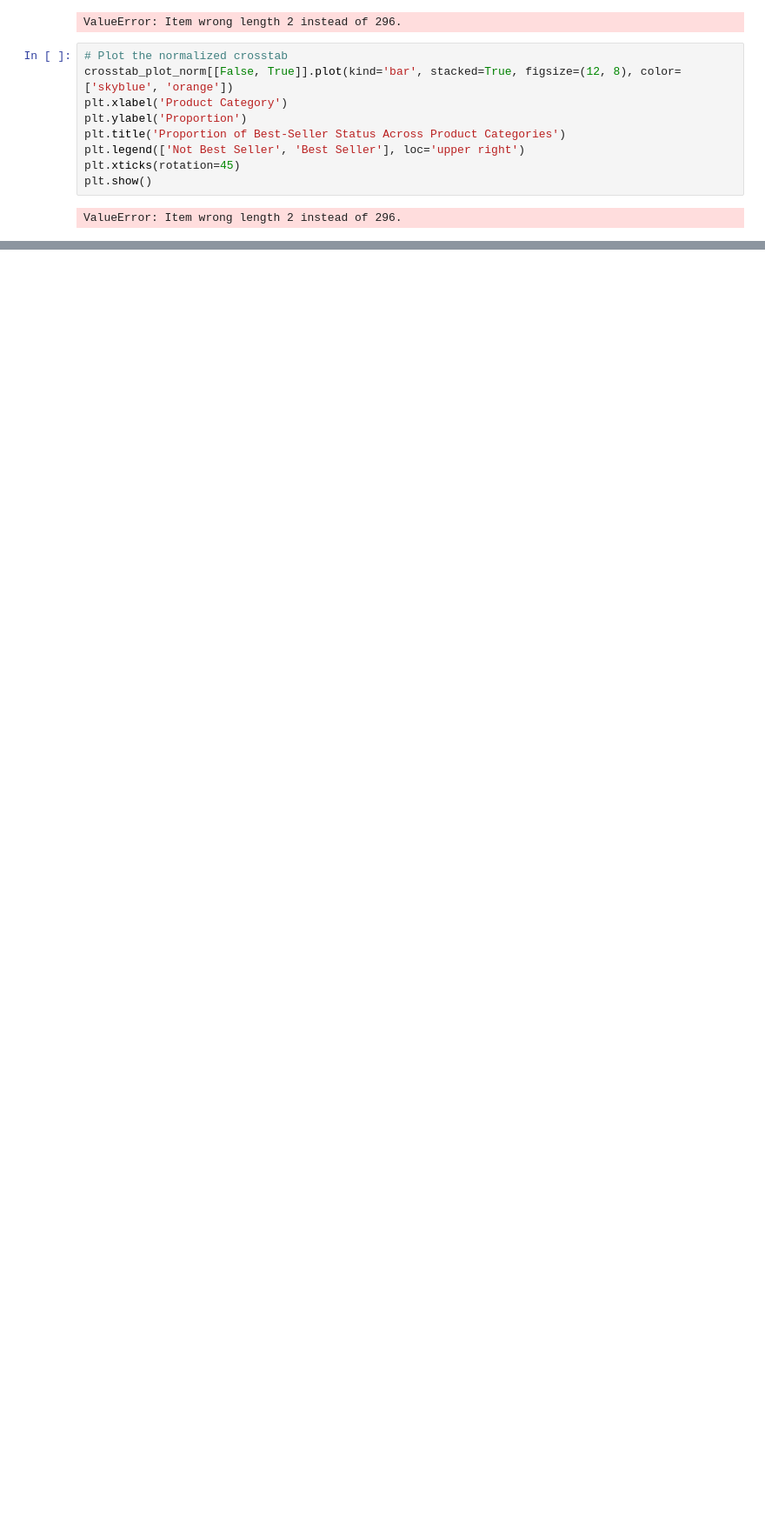
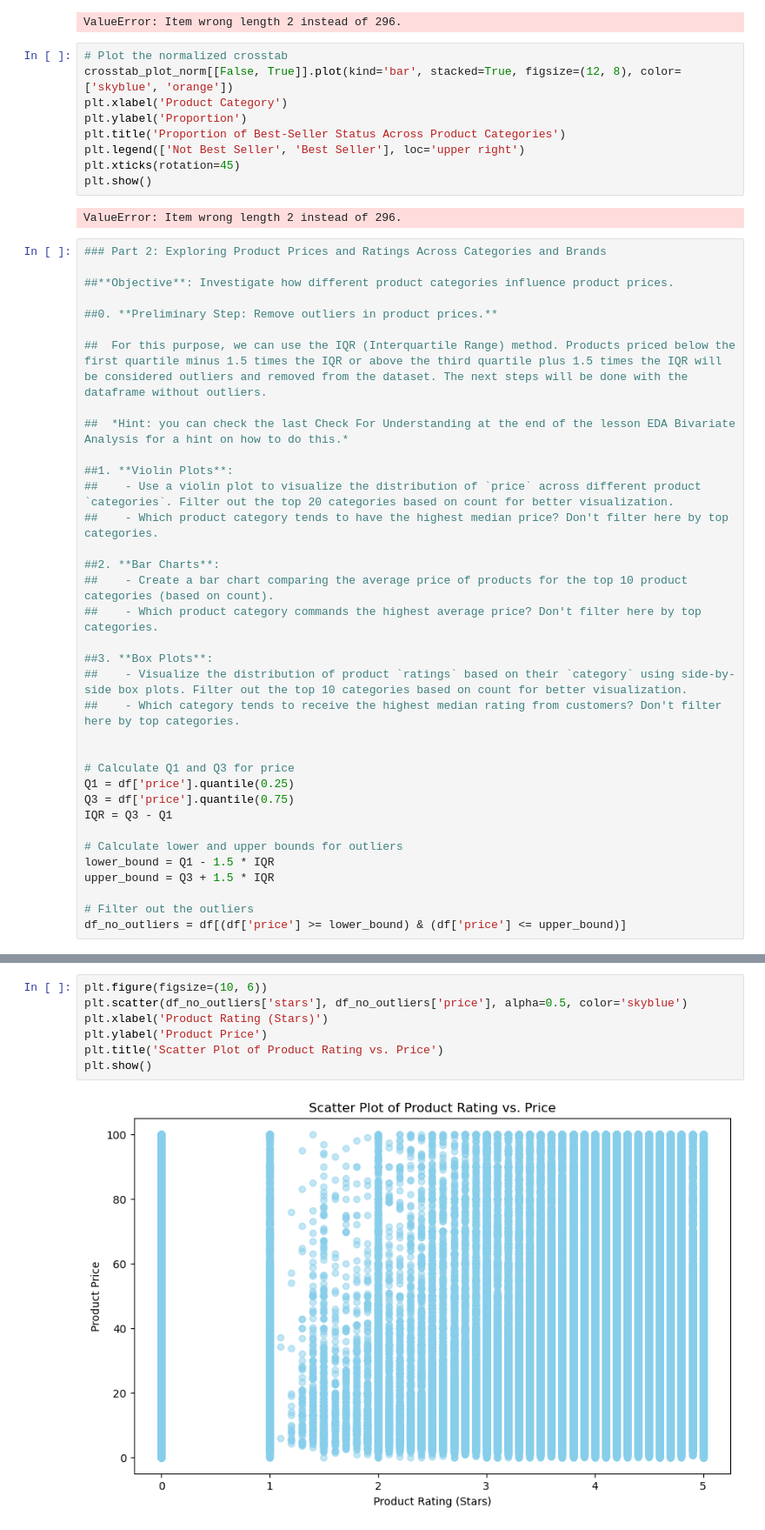
Before and after one commit to N80m6o/lab-eda-bivariate, a Jupyter notebook: lab-eda-bivariate.ipynb, the cells around one changed output, grey strips where cells are left out. Shown at 87% size. Cells and saved outputs as stored; diff of their text form; blank space fills up the shorter version.

Commit message:
Sebastião Ngombo
Lab Done

```diff
--- a/lab-eda-bivariate.ipynb
+++ b/lab-eda-bivariate.ipynb
@@ -108,3 +118,38 @@ plt.xticks(rotation=45)
 plt.show()
 # %% [output]
 ValueError: Item wrong length 2 instead of 296.
+# %%
+### Part 2: Exploring Product Prices and Ratings Across Categories and Brands
+
+##**Objective**: Investigate how different product categories influence product prices.
+
+##0. **Preliminary Step: Remove outliers in product prices.**
+
+##	For this purpose, we can use the IQR (Interquartile Range) method. Products priced below the first quartile minus 1.5 times the IQR or above the third quartile plus 1.5 times the IQR will be considered outliers and removed from the dataset. The next steps will be done with the dataframe without outliers.
+
+##	*Hint: you can check the last Check For Understanding at the end of the lesson EDA Bivariate Analysis for a hint on how to do this.*
+
+##1. **Violin Plots**:
+##    - Use a violin plot to visualize the distribution of `price` across different product `categories`. Filter out the top 20 categories based on count for better visualization.
+##    - Which product category tends to have the highest median price? Don't filter here by top categories.
+
+##2. **Bar Charts**:
+##    - Create a bar chart comparing the average price of products for the top 10 product categories (based on count).
+##    - Which product category commands the highest average price? Don't filter here by top categories.
+
+##3. **Box Plots**:
+##    - Visualize the distribution of product `ratings` based on their `category` using side-by-side box plots. Filter out the top 10 categories based on count for better visualization.
+##    - Which category tends to receive the highest median rating from customers? Don't filter here by top categories.
+
+
+# Calculate Q1 and Q3 for price
+Q1 = df['price'].quantile(0.25)
+Q3 = df['price'].quantile(0.75)
+IQR = Q3 - Q1
+
+# Calculate lower and upper bounds for outliers
+lower_bound = Q1 - 1.5 * IQR
+upper_bound = Q3 + 1.5 * IQR
+
+# Filter out the outliers
+df_no_outliers = df[(df['price'] >= lower_bound) & (df['price'] <= upper_bound)]
@@ -110,0 +238,9 @@ ValueError: Item wrong length 2 instead of 296.
+# %%
+plt.figure(figsize=(10, 6))
+plt.scatter(df_no_outliers['stars'], df_no_outliers['price'], alpha=0.5, color='skyblue')
+plt.xlabel('Product Rating (Stars)')
+plt.ylabel('Product Price')
+plt.title('Scatter Plot of Product Rating vs. Price')
+plt.show()
+# %% [output]
+[figure, added]
```
Also changed, not shown: parts of 17 cells of this notebook.
